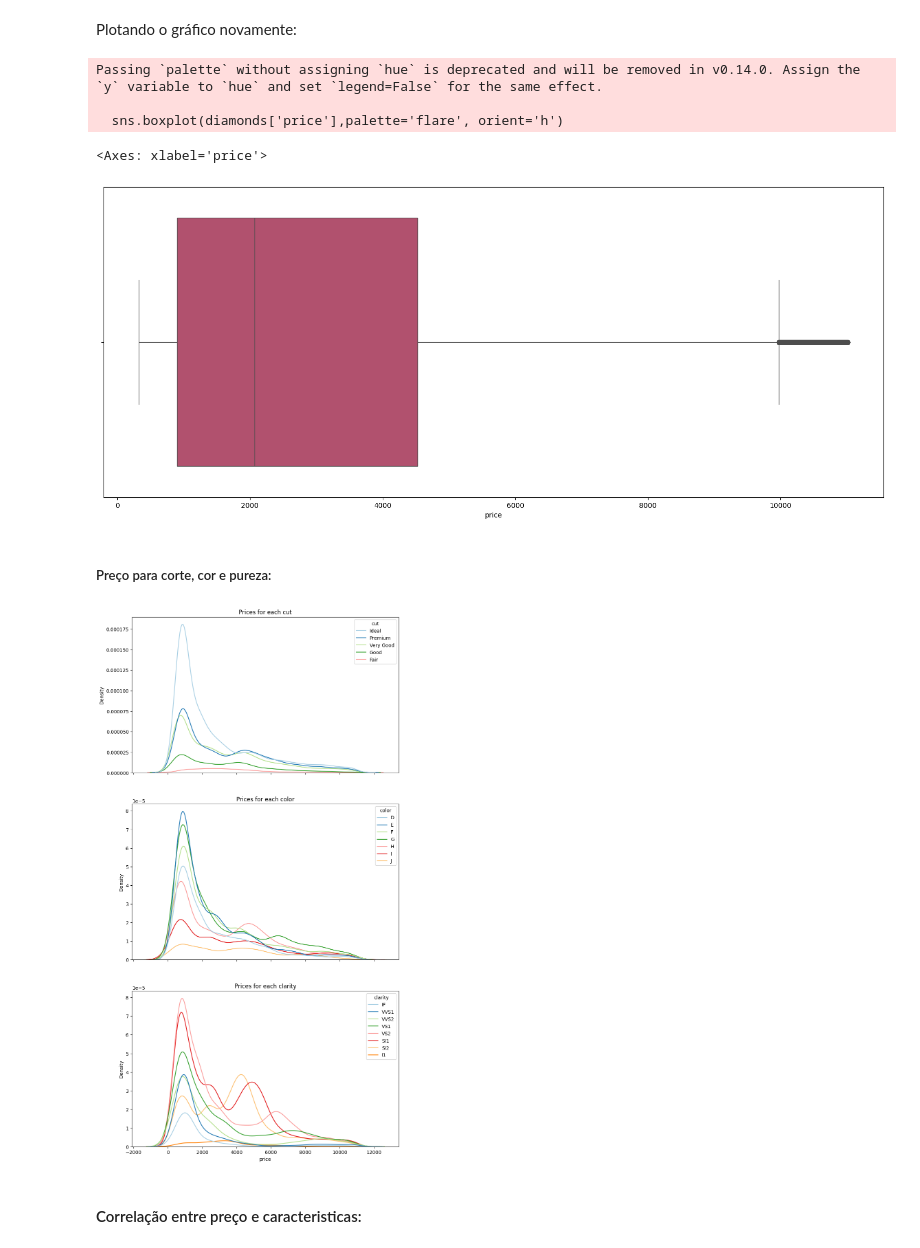
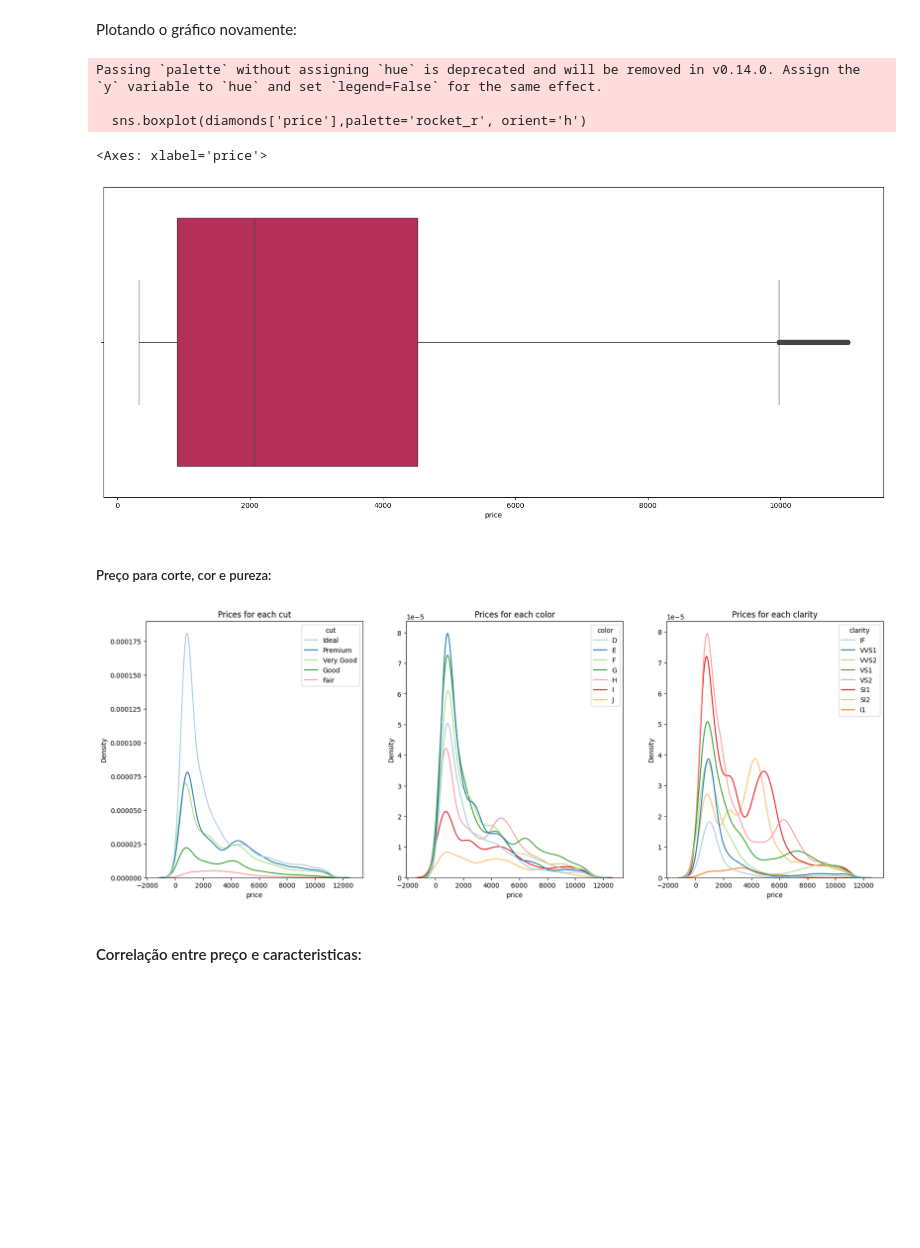
Before and after one commit to IIsteinII/ADA-E1, a Jupyter notebook: diamonds.ipynb, the cells around one changed output. Cells and saved outputs as stored; diff of their text form; code cells hidden in the pictures; blank space fills up the shorter version.

```diff
--- a/diamonds.ipynb
+++ b/diamonds.ipynb
@@ -189,7 +198,7 @@ As assimetrias tiveram a seguinte distribuição:
 fig, axes = plt.subplots(nrows=1, ncols=3, figsize=(20,7))
 idx = 0
 for i in ['cut', 'color', 'clarity']:
-    sns.countplot(data=diamonds, x=i,palette='plasma' , ax=axes[idx]).set_title(i)
+    sns.countplot(data=diamonds, x=i,palette='crest' , ax=axes[idx]).set_title(i)
     idx += 1
 plt.show()
 # %% [output]
@@ -217,7 +226,7 @@ Passing `palette` without assigning `hue` is deprecated and will be removed in v
 fig, axes = plt.subplots(nrows=1, ncols=4, figsize=(22,12))
 idx = 0
 for i in ['x', 'y', 'z', 'depth']:
-    palet = ('Greens' if i in 'xyz' else 'Oranges')
+    palet = ('Blues' if i in 'xyz' else 'Reds')
     sns.boxplot(y=diamonds[i],palette=palet , ax=axes[idx], orient='v').set_title(i)
     idx += 1
 plt.show()
@@ -269,7 +263,7 @@ Plotando o gráfico novamente:
 fig, axes = plt.subplots(nrows=1, ncols=4, figsize=(22,12))
 idx = 0
 for i in ['x', 'y', 'z', 'depth']:
-    palet = ('Oranges' if i in 'xyz' else 'Blues')
+    palet = ('Blues' if i in 'xyz' else 'Reds')
     sns.boxplot(y=diamonds[i],palette=palet , ax=axes[idx]).set_title(i)
     idx += 1
 plt.show()
@@ -389,23 +383,23 @@ diamonds.drop(diamonds[diamonds.price > price_upper].index, inplace= True)
 Plotando o gráfico novamente:
 # %%
 fig, axes = plt.subplots(nrows=1, ncols=1, figsize=(20,8), sharex=False, sharey=False)
-sns.boxplot(diamonds['price'],palette='flare', orient='h')
+sns.boxplot(diamonds['price'],palette='rocket_r', orient='h')
 # %% [output]
 Passing `palette` without assigning `hue` is deprecated and will be removed in v0.14.0. Assign the `y` variable to `hue` and set `legend=False` for the same effect.
 
-  sns.boxplot(diamonds['price'],palette='flare', orient='h')
+  sns.boxplot(diamonds['price'],palette='rocket_r', orient='h')
 <Axes: xlabel='price'>
 [figure]
 # %% [markdown]
 ##### Preço para corte, cor e pureza:
 # %%
 cat_col = ['cut', 'color', 'clarity']
-fig, axes = plt.subplots(nrows=len(cat_col), ncols=1, figsize=(10, 20), sharex=True)
+fig, axes = plt.subplots(nrows=1, ncols=3, figsize=(20,7), sharex=True)
 for i in range(len(cat_col)):
     sns.kdeplot(data=diamonds, x='price', hue=cat_col[i], palette='Paired', ax=axes[i]).set_title(f'Prices for each {cat_col[i]}')
 plt.show()
 # %% [output]
-[figure, old version]
+[figure, new version]
 # %% [markdown]
 #### Correlação entre preço e caracteristicas:
 # %% [markdown]
```
Also changed, not shown: parts of 20 cells of this notebook.
